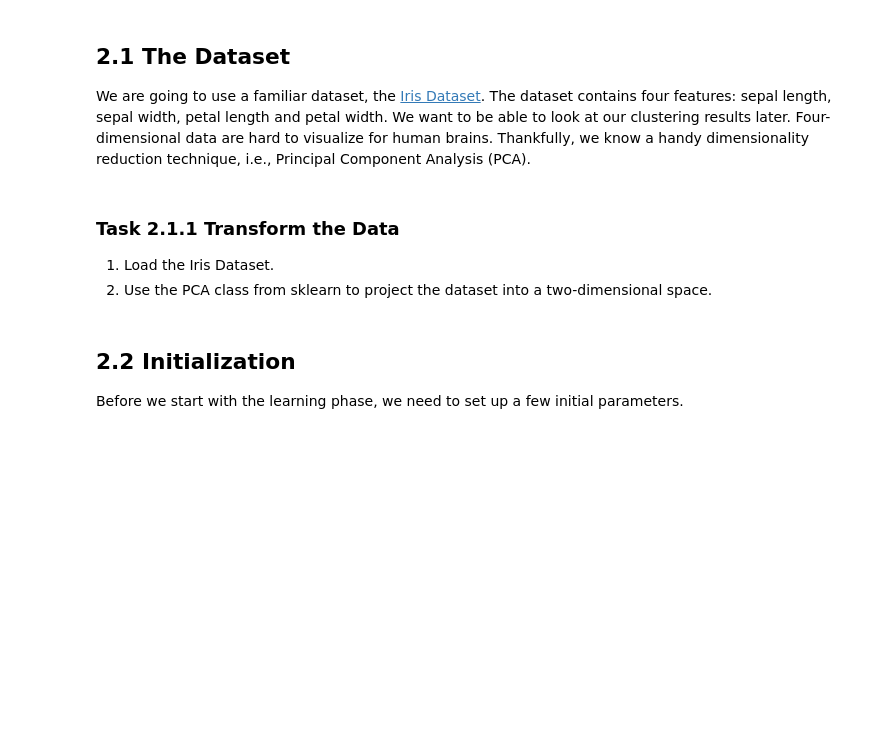
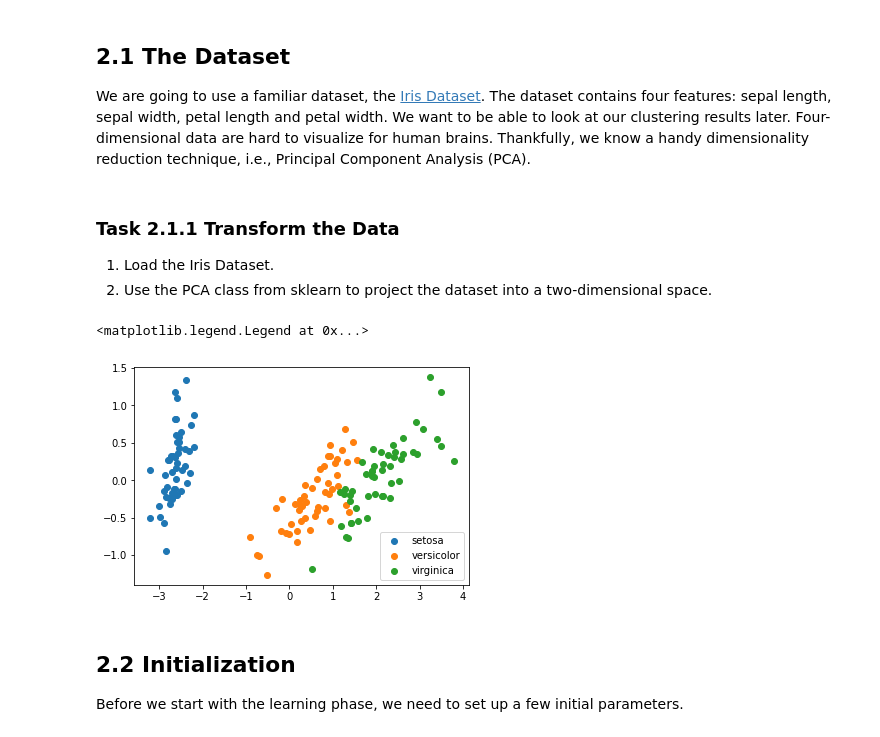
Before and after one commit to JakobSachs/DAIS2022, a Jupyter notebook: A06 - Association Clustering/kmeans.ipynb, the cells around one changed output. Cells and saved outputs as stored; diff of their text form; code cells hidden in the pictures; blank space fills up the shorter version.

```diff
--- a/A06 - Association Clustering/kmeans.ipynb
+++ b/A06 - Association Clustering/kmeans.ipynb
@@ -21,9 +23,29 @@ We are going to use a familiar dataset, the [Iris Dataset](https://scikit-learn.
 The dataset contains four features: sepal length, sepal width, petal length and petal width. We want to be able to look at our clustering results later. Four-dimensional data are hard to visualize for human brains. Thankfully, we know a handy dimensionality reduction technique, i.e., Principal Component Analysis (PCA).
 # %% [markdown]
 ### Task 2.1.1 Transform the Data
- 1. Load the Iris Dataset.
- 2. Use the PCA class from sklearn to project the dataset into a two-dimensional space.
+
+1.  Load the Iris Dataset.
+2.  Use the PCA class from sklearn to project the dataset into a two-dimensional space.
 # %%
-# your code here
+# load iris dataset
+iris = load_iris()
+
+pca = PCA(n_components=2)
+pca.fit(iris.data)
+data = pca.transform(iris.data)
+# %%
+# just a quick visualization of the data to see the PCA results
+
+fig, ax = plt.subplots()
+
+for g in np.unique(iris.target):
+    ax.scatter(
+        data[iris.target == g, 0], data[iris.target == g, 1], label=iris.target_names[g]
+    )
+
+ax.legend()
+# %% [output]
+<matplotlib.legend.Legend at 0x...>
+[figure, added]
 # %% [markdown]
 ## 2.2 Initialization
```
Also changed, not shown: parts of 16 cells of this notebook.
